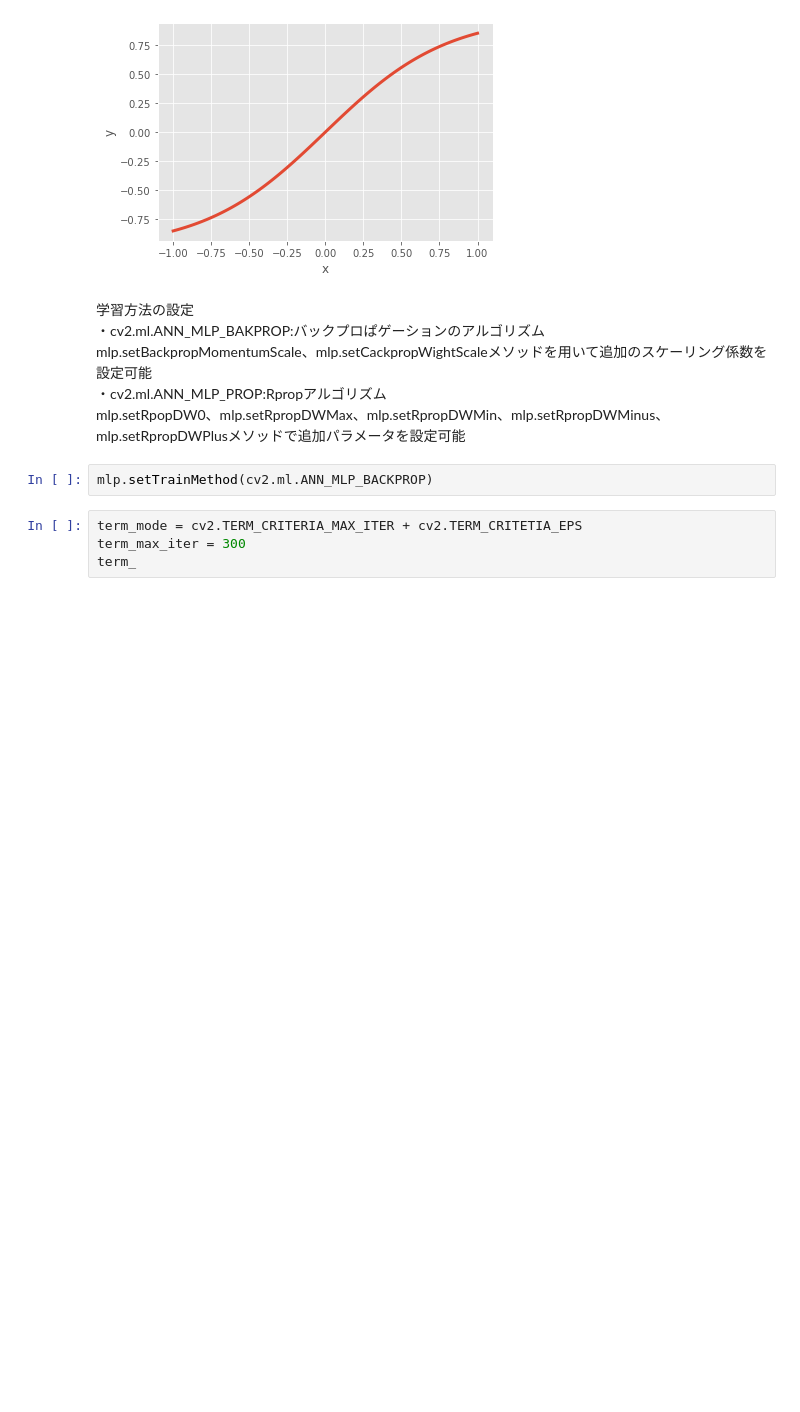
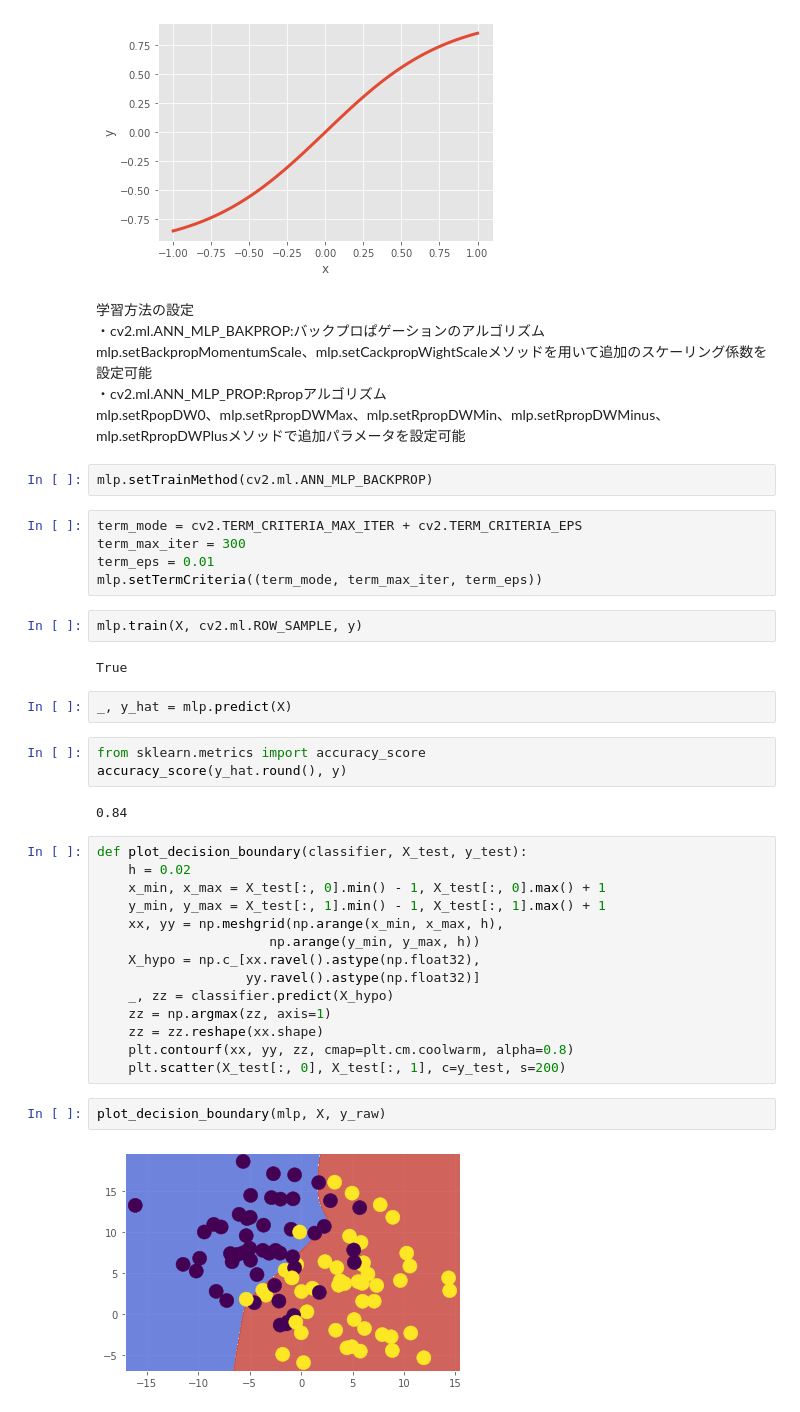
Before and after one commit to dam-crtl/opencv, a Jupyter notebook: chap9-4.ipynb, the cells around one changed output. Saved outputs shown, nothing was run; the diff lists cells and outputs as text; blank space fills up the shorter version.

```diff
--- a/chap9-4.ipynb
+++ b/chap9-4.ipynb
@@ -52,6 +52,36 @@ Text(0, 0.5, 'y')
 # %%
 mlp.setTrainMethod(cv2.ml.ANN_MLP_BACKPROP)
 # %%
-term_mode = cv2.TERM_CRITERIA_MAX_ITER + cv2.TERM_CRITETIA_EPS
+term_mode = cv2.TERM_CRITERIA_MAX_ITER + cv2.TERM_CRITERIA_EPS
 term_max_iter = 300
-term_
+term_eps = 0.01
+mlp.setTermCriteria((term_mode, term_max_iter, term_eps))
+# %%
+mlp.train(X, cv2.ml.ROW_SAMPLE, y)
+# %% [output]
+True
+# %%
+_, y_hat = mlp.predict(X)
+# %%
+from sklearn.metrics import accuracy_score
+accuracy_score(y_hat.round(), y)
+# %% [output]
+0.84
+# %%
+def plot_decision_boundary(classifier, X_test, y_test):
+    h = 0.02
+    x_min, x_max = X_test[:, 0].min() - 1, X_test[:, 0].max() + 1
+    y_min, y_max = X_test[:, 1].min() - 1, X_test[:, 1].max() + 1
+    xx, yy = np.meshgrid(np.arange(x_min, x_max, h),
+                      np.arange(y_min, y_max, h))
+    X_hypo = np.c_[xx.ravel().astype(np.float32),
+                   yy.ravel().astype(np.float32)]
+    _, zz = classifier.predict(X_hypo)
+    zz = np.argmax(zz, axis=1)
+    zz = zz.reshape(xx.shape)
+    plt.contourf(xx, yy, zz, cmap=plt.cm.coolwarm, alpha=0.8)
+    plt.scatter(X_test[:, 0], X_test[:, 1], c=y_test, s=200)
+# %%
+plot_decision_boundary(mlp, X, y_raw)
+# %% [output]
+[figure, added]
```
Also changed, not shown: 3 other files.
